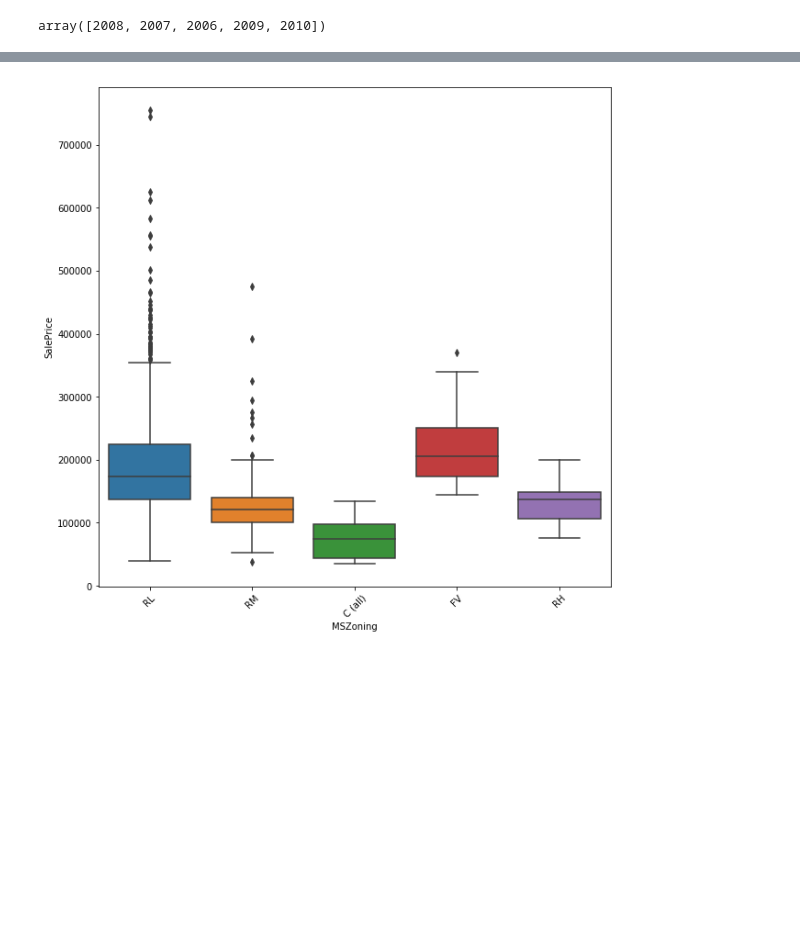
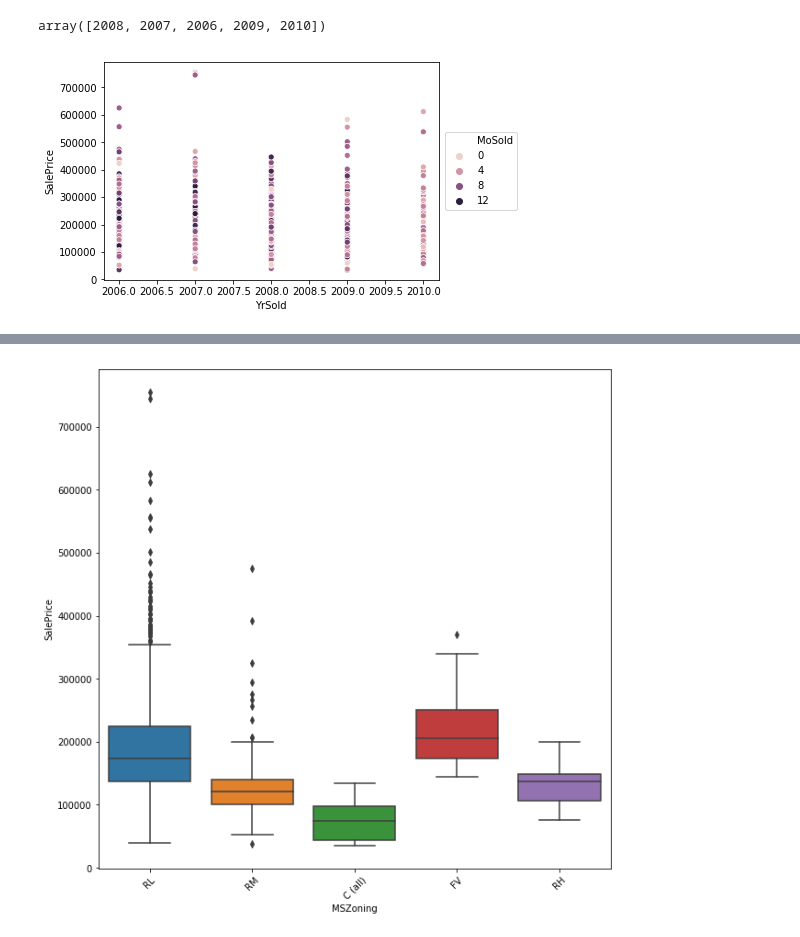
Before and after one commit to ber0-0/BrainStation-Capstone-Sale-Price-Prediction, a Jupyter notebook: Data_Cleansing.ipynb, the cells around one changed output, grey strips where cells are left out. Cells and saved outputs as stored; diff of their text form; code cells hidden in the pictures; blank space fills up the shorter version.

```diff
--- a/Data_Cleansing.ipynb
+++ b/Data_Cleansing.ipynb
@@ -223,2 +227,8 @@ array([2008, 2007, 2006, 2009, 2010])
+# %%
+sns.scatterplot(x="YrSold", y="SalePrice", hue="MoSold", data=dt)
+plt.legend(loc='right', bbox_to_anchor=(1.25, 0.5), ncol=1)
+plt.show()
+# %% [output]
+[figure, added]
 # %%
 sns.relplot(x="MoSold", y="SalePrice", hue="YrSold",
```
Also changed, not shown: parts of 7 cells of this notebook, 1 other file.
